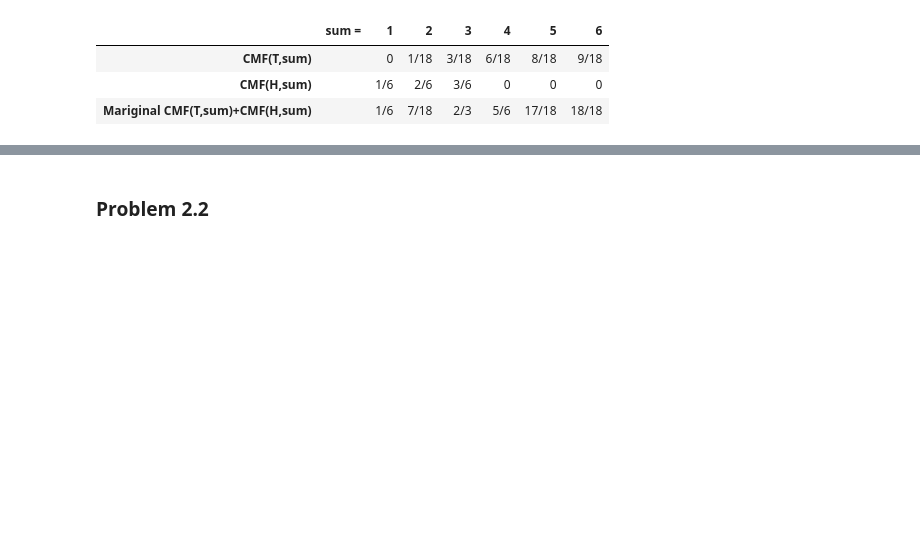
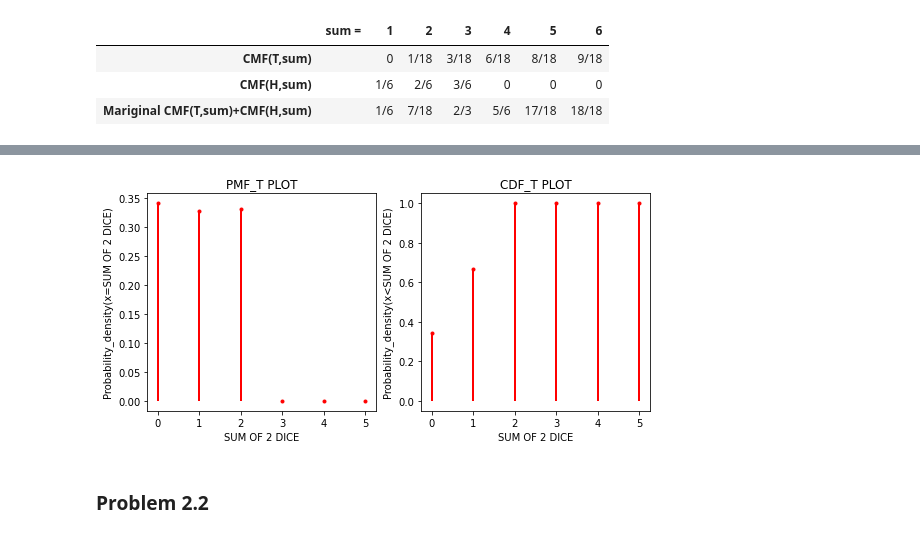
Before and after one commit to kmiec96/Modern-data-science, a Jupyter notebook: ML_2021_set2.ipynb, the cells around one changed output, grey strips where cells are left out. Saved outputs shown, nothing was run; the diff lists cells and outputs as text; code cells hidden in the pictures; blank space fills up the shorter version.

```diff
--- a/ML_2021_set2.ipynb
+++ b/ML_2021_set2.ipynb
@@ -425,3 +427,21 @@ plt.show()
+# %%
+figT, (axT1, axT2) = plt.subplots(1, 2,figsize=(9, 4))
+axT1.set_title("PMF_T PLOT")
+axT1.set_xlabel("SUM OF 2 DICE")
+axT1.set_ylabel("Probability_density(x=SUM OF 2 DICE)")
+axT1.set_xticks(np.arange(0, 6.1, step=1))
+axT1.vlines(summ, 0, PMF_T, colors='r', linestyles='-', lw=2)
+axT1.plot(summ, PMF_T, 'ro', ms=3, mec='r')
+
+axT2.set_title("CDF_T PLOT")
+axT2.set_xlabel("SUM OF 2 DICE")
+axT2.set_ylabel("Probability_density(x<SUM OF 2 DICE)")
+axT2.set_xticks(np.arange(0, 6.1, step=1))
+axT2.vlines(summ, 0, CDF_T, colors='r', linestyles='-', lw=2)
+axT2.plot(summ, CDF_T, 'ro', ms=3, mec='r')
+plt.show()
+# %% [output]
+[figure, added]
 # %% [markdown]
 ### Problem 2.2
 # %% [markdown]
```
Also changed, not shown: parts of 2 cells of this notebook.
